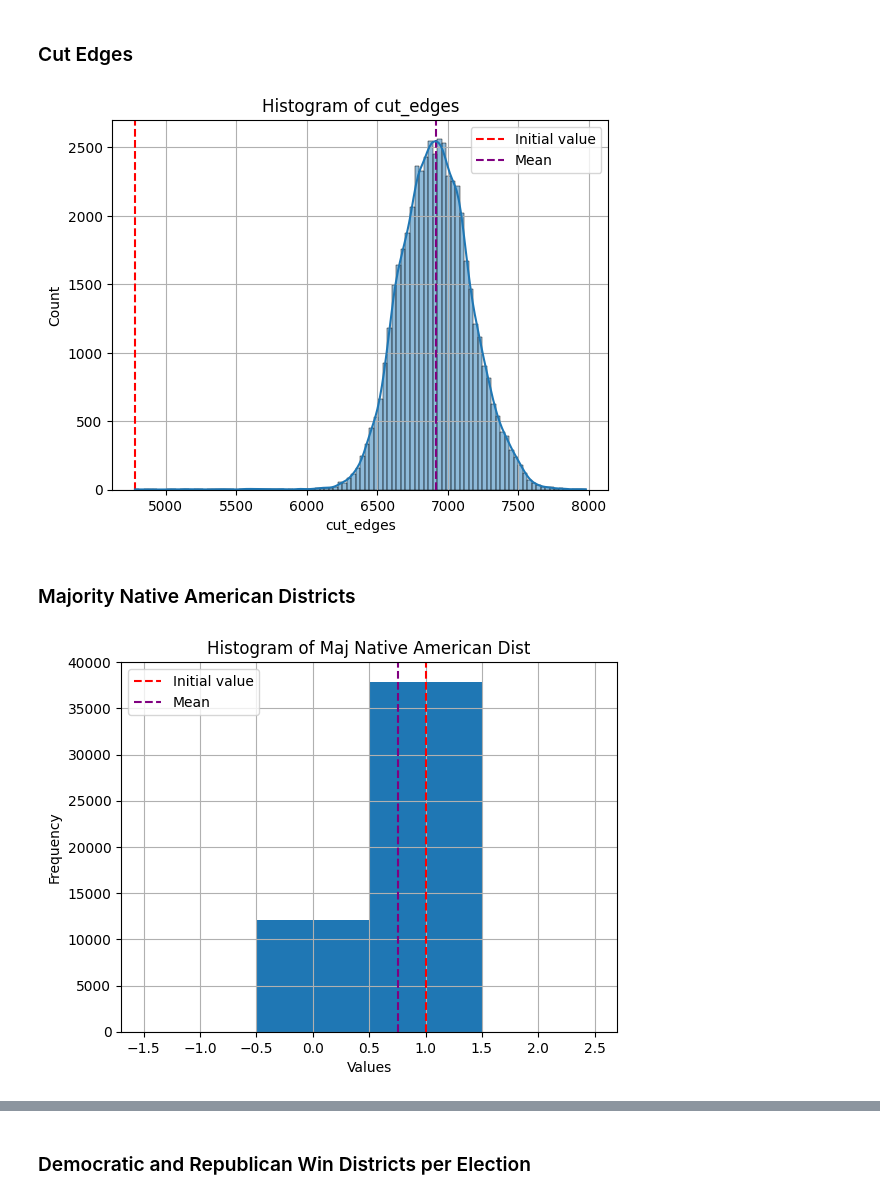
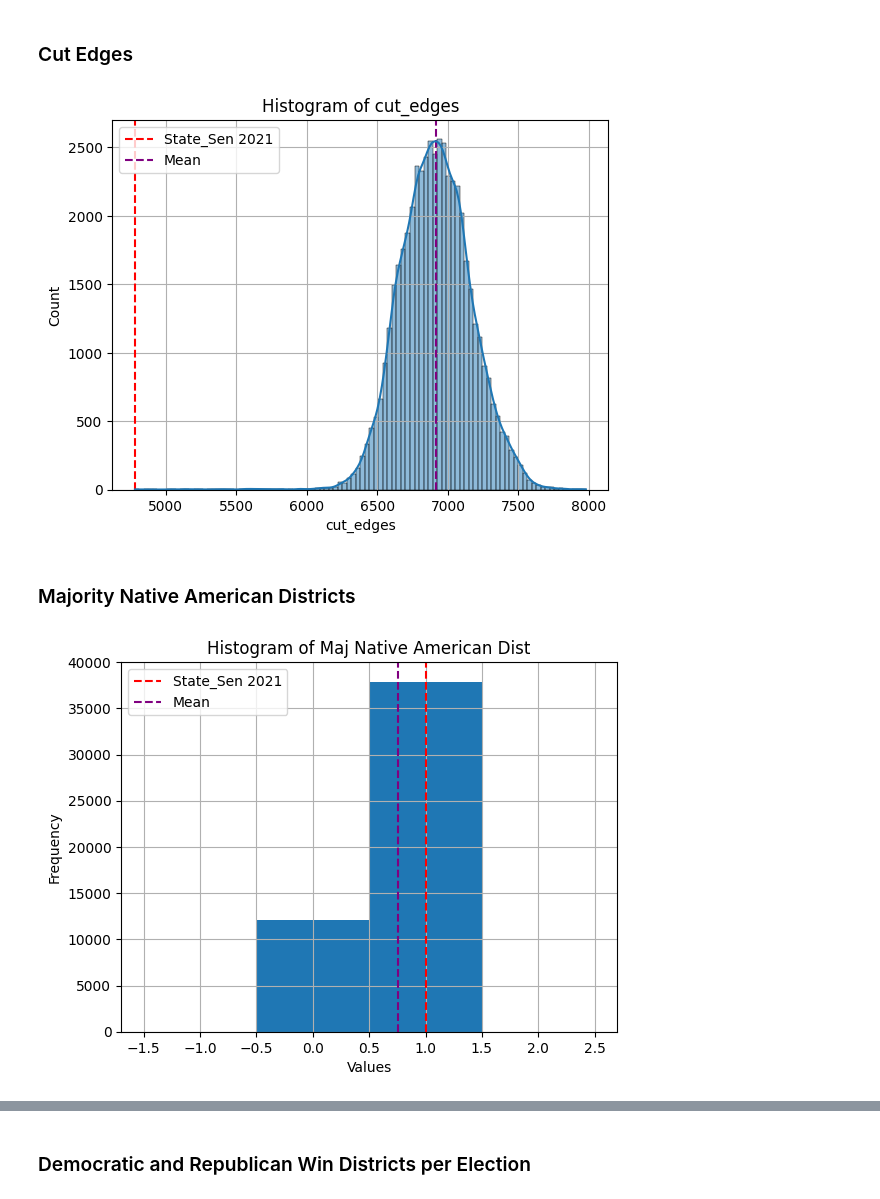
Before and after one commit to PedroPinheiro62/North-Dakota-Redistricting-Analysis, a Jupyter notebook: Ensembles Analysis.ipynb, the cells around one changed output, grey strips where cells are left out. Saved outputs shown, nothing was run; the diff lists cells and outputs as text; code cells hidden in the pictures.

```diff
--- a/Ensembles Analysis.ipynb
+++ b/Ensembles Analysis.ipynb
@@ -138,16 +138,16 @@ plt.show()
 # %%
 # Draw histograms for "cut_edges" column using Seaborn
 ymax = 2700
 plt.vlines(x=df['cut_edges'].iloc[0], ymin=0, ymax=ymax, color='red', linestyles='dashed')
 plt.vlines(x=df['cut_edges'].mean(), ymin=0, ymax=ymax, color='purple', linestyles='dashed')
 sns.histplot(df['cut_edges'], bins=100, kde=True)
 plt.ylim(0, ymax)
-plt.legend(['Initial value', 'Mean'])
+plt.legend(['State_Sen 2021', 'Mean'])
 plt.title('Histogram of cut_edges')
 plt.grid(True)
 plt.show()
 # %% [output]
-[figure, old version]
+[figure, new version]
 # %% [markdown]
 ### Majority Native American Districts
 # %%
@@ -175,11 +175,11 @@ plt.title('Histogram of {}'.format(column_name))
 plt.grid(True)
 plt.vlines(x=nat_maj_df[column_name].iloc[0], ymin=0, ymax=40000, color='red', linestyles='dashed')
 plt.vlines(x=nat_maj_df[column_name].mean(), ymin=0, ymax=40000, color='purple', linestyles='dashed')
-plt.legend(['Initial value', 'Mean'])
+plt.legend(['State_Sen 2021', 'Mean'])
 plt.ylim(0, 40000)
 plt.show()
 # %% [output]
-[figure, old version]
+[figure, new version]
 # %%
 # Draw a histogram of the "Maj VAP Native American Dist" column
 column_name = 'Maj VAP Native American Dist'
```
Also changed, not shown: parts of 6 cells of this notebook.
